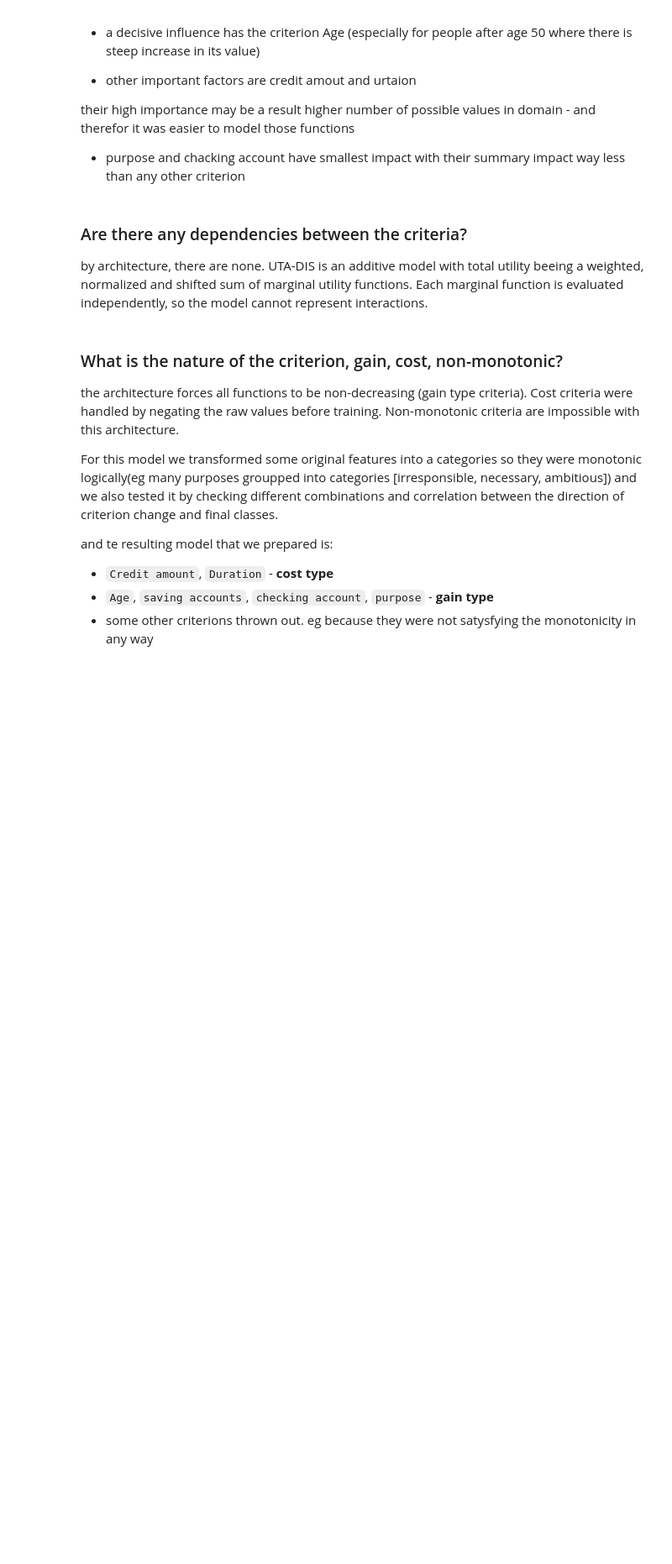
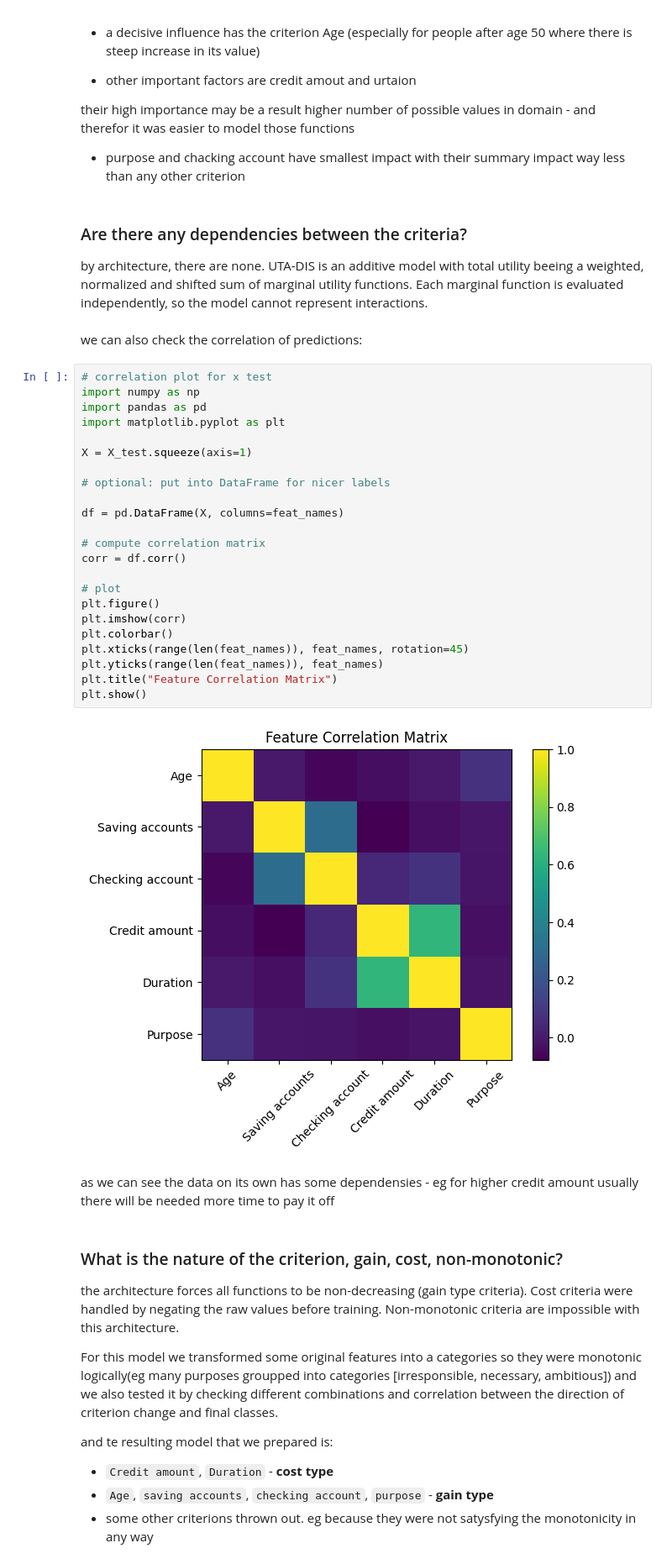
Before and after one commit to StickStickens/DA_proj2_UTADIS-and-company, a Jupyter notebook: NN_UTA_DIS.ipynb, the cells around one changed output. Shown at 84% size. Saved outputs shown, nothing was run; the diff lists cells and outputs as text; blank space fills up the shorter version.

```diff
--- a/NN_UTA_DIS.ipynb
+++ b/NN_UTA_DIS.ipynb
@@ -1594,6 +1493,35 @@ their high importance may be a result higher number of possible values in domain
 # %% [markdown]
 ### Are there any dependencies between the criteria?
  by architecture, there are none. UTA-DIS is an additive model with total utility beeing a weighted, normalized and shifted sum of marginal utility functions. Each marginal function is evaluated independently, so the model cannot represent interactions.
+# %% [markdown]
+we can also check the correlation of predictions:
+# %%
+# correlation plot for x test
+import numpy as np
+import pandas as pd
+import matplotlib.pyplot as plt
+
+X = X_test.squeeze(axis=1)
+
+# optional: put into DataFrame for nicer labels
+
+df = pd.DataFrame(X, columns=feat_names)
+
+# compute correlation matrix
+corr = df.corr()
+
+# plot
+plt.figure()
+plt.imshow(corr)
+plt.colorbar()
+plt.xticks(range(len(feat_names)), feat_names, rotation=45)
+plt.yticks(range(len(feat_names)), feat_names)
+plt.title("Feature Correlation Matrix")
+plt.show()
+# %% [output]
+[figure, added]
+# %% [markdown]
+as we can see the data on its own has some dependensies - eg for higher credit amount usually there will be needed more time to pay it off
 # %% [markdown]
 ### What is the nature of the criterion, gain, cost, non-monotonic?
 the architecture forces all functions to be non-decreasing (gain type criteria). Cost criteria  were handled by negating the raw values before training. Non-monotonic criteria are impossible with this architecture.
```
Also changed, not shown: parts of 26 cells of this notebook.
